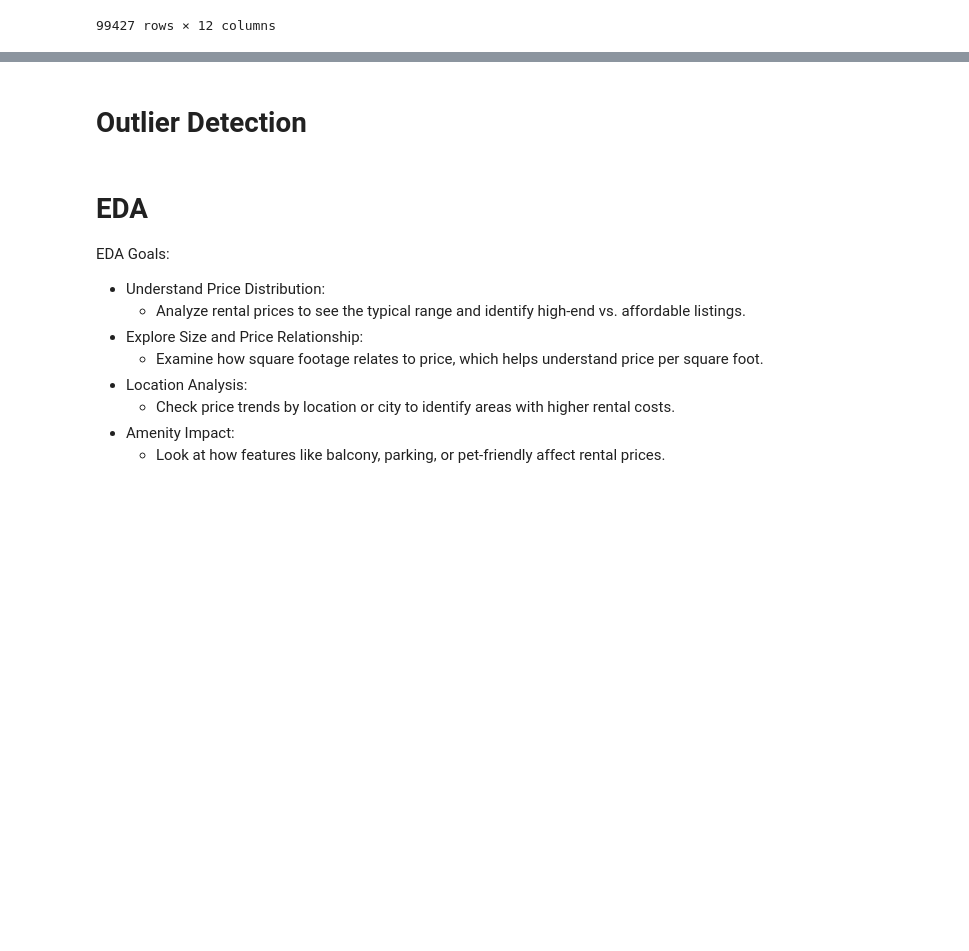
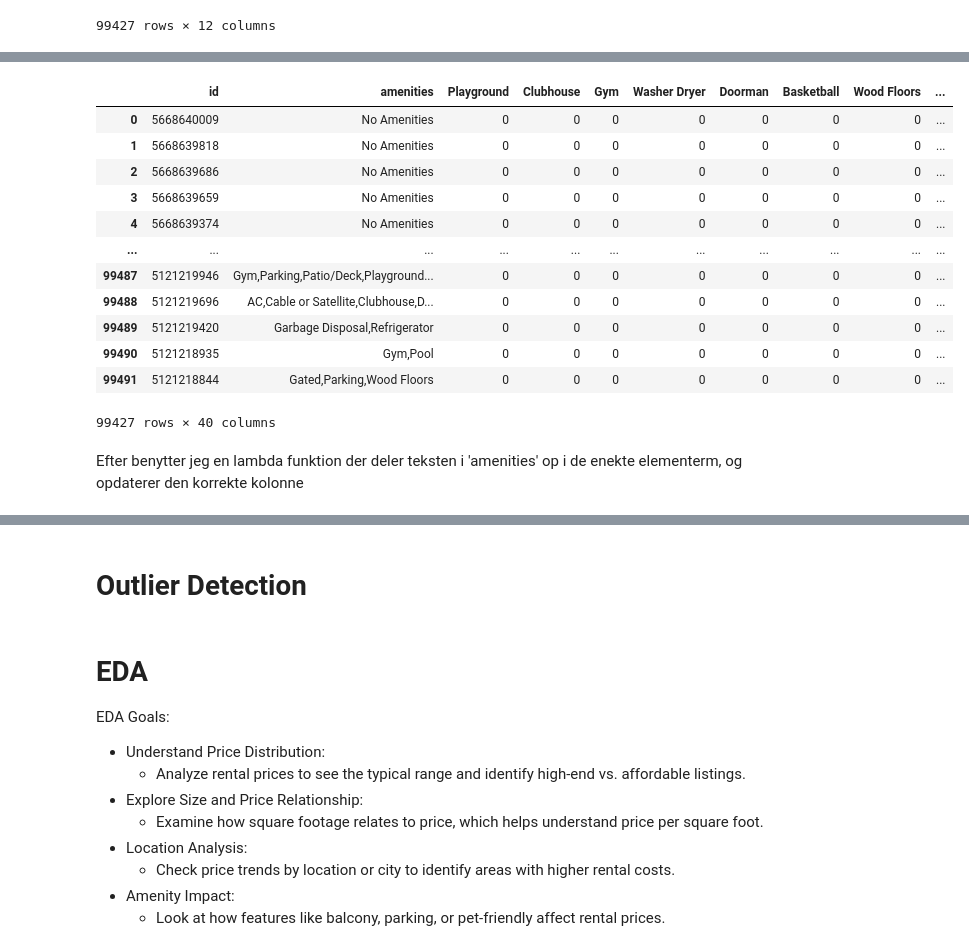
Before and after one commit to Mathias1997/Projekt-Rentprice, a Jupyter notebook: rent_price_exam.ipynb, the cells around one changed output, grey strips where cells are left out. Drawn from its saved outputs; the diff is of its cells as text; code cells hidden in the pictures; blank space fills up the shorter version.

```diff
--- a/rent_price_exam.ipynb
+++ b/rent_price_exam.ipynb
@@ -124,0 +147,12 @@ data
+# %%
+# Find individual amenities
+amenlist = list(data['amenities'])
+arr_amenities = []
+# Replace null values
+for i in amenlist:
+    if type(i) == float:
+        arr_amenities.append("No Ammenities")
+    else:
+        arr_amenities.extend(i.split(","))
+amenlist = list(arr_amenities)
+print(set(amenlist))
@@ -124,0 +187,18 @@ data
+# %%
+data
+# %% [output]
+|  | id | amenities | Playground | Clubhouse | Gym | Washer Dryer | Doorman | Basketball | Wood Floors | ... |
+| 0 | 5668640009 | No Amenities | 0 | 0 | 0 | 0 | 0 | 0 | 0 | ... |
+| 1 | 5668639818 | No Amenities | 0 | 0 | 0 | 0 | 0 | 0 | 0 | ... |
+| 2 | 5668639686 | No Amenities | 0 | 0 | 0 | 0 | 0 | 0 | 0 | ... |
+| 3 | 5668639659 | No Amenities | 0 | 0 | 0 | 0 | 0 | 0 | 0 | ... |
+| 4 | 5668639374 | No Amenities | 0 | 0 | 0 | 0 | 0 | 0 | 0 | ... |
+| ... | ... | ... | ... | ... | ... | ... | ... | ... | ... | ... |
+| 99487 | 5121219946 | Gym,Parking,Patio/Deck,Playground... | 0 | 0 | 0 | 0 | 0 | 0 | 0 | ... |
+| 99488 | 5121219696 | AC,Cable or Satellite,Clubhouse,D... | 0 | 0 | 0 | 0 | 0 | 0 | 0 | ... |
+| 99489 | 5121219420 | Garbage Disposal,Refrigerator | 0 | 0 | 0 | 0 | 0 | 0 | 0 | ... |
+| 99490 | 5121218935 | Gym,Pool | 0 | 0 | 0 | 0 | 0 | 0 | 0 | ... |
+| 99491 | 5121218844 | Gated,Parking,Wood Floors | 0 | 0 | 0 | 0 | 0 | 0 | 0 | ... |
+99427 rows × 40 columns
+# %% [markdown]
+Efter benytter jeg en lambda funktion der deler teksten i 'amenities' op i de enekte elementerm, og opdaterer den korrekte kolonne
```
Also changed, not shown: parts of 16 cells of this notebook.
